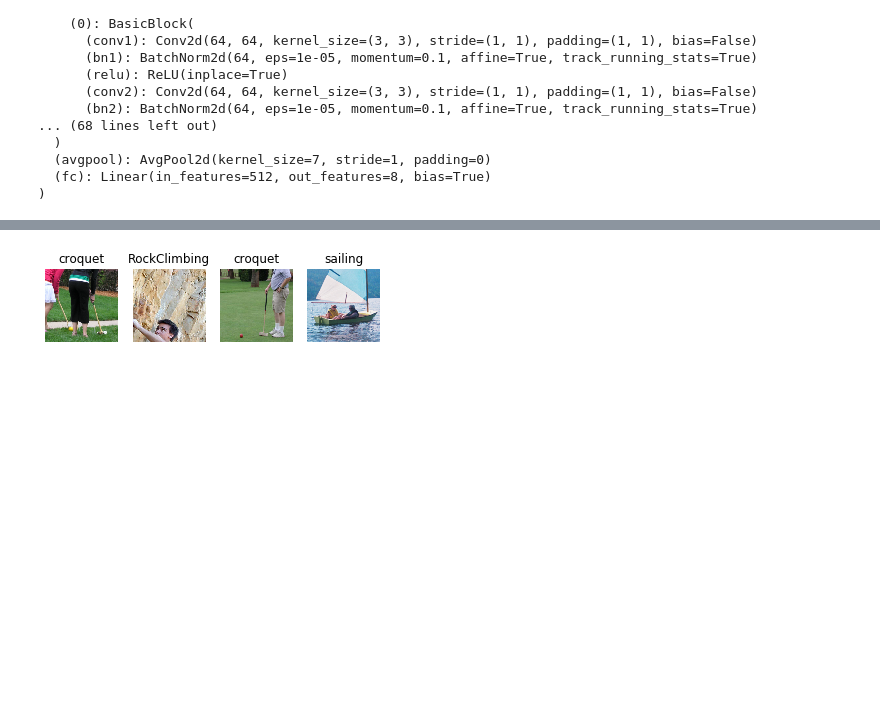
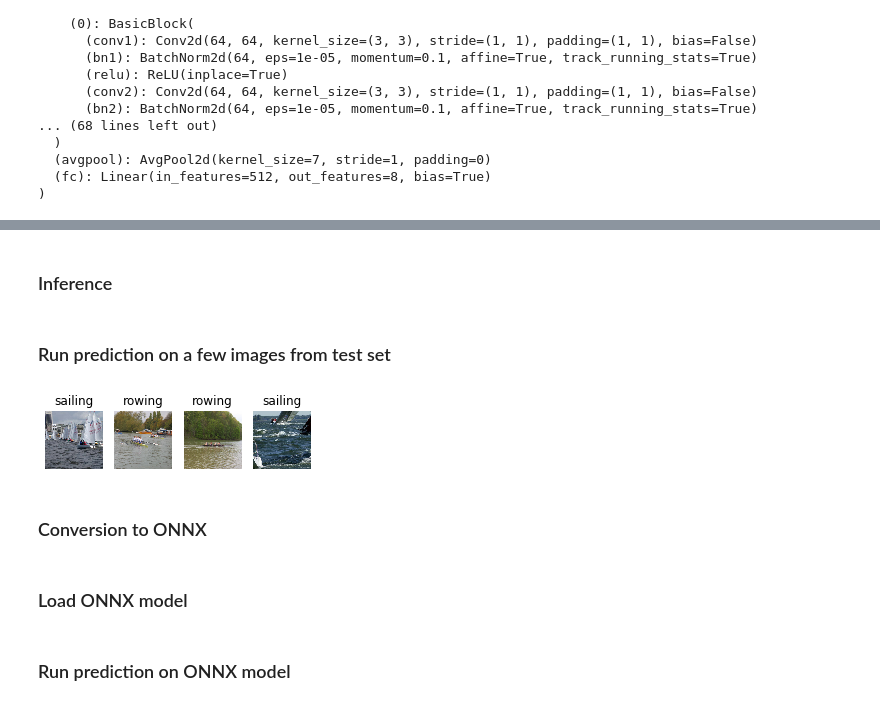
Before and after one commit to prabhat00155/onnx-odsc-tutorial, a Jupyter notebook: pytorch experiment.ipynb, the cells around one changed output, grey strips where cells are left out. Saved outputs shown, nothing was run; the diff lists cells and outputs as text; code cells hidden in the pictures; blank space fills up the shorter version.

Commit message:
Updated PyTorch experiment

```diff
--- a/pytorch experiment.ipynb
+++ b/pytorch experiment.ipynb
@@ -25,9 +74,8 @@ from torchvision import (
 # %%
-# training params
 model_name = 'resnet18'
-num_workers = 4
-num_epochs = 30
-batch_size = 16
+num_workers = 2
+num_epochs = 2
+batch_size = 32
 learning_rate = 0.01
 momentum = 0.9
 weight_decay = 1e-4
@@ -46,5 +103,5 @@ torch.manual_seed(seed)
 # %%
-image_folder = 'data/'
+image_folder = 'event_img/'
 data_transforms = transforms.Compose([
         transforms.RandomResizedCrop(224),
         transforms.RandomHorizontalFlip(),
@@ -57,7 +114,7 @@ train_len, val_len = int(len(data) * 0.75), int(len(data) * 0.2)
 test_len = len(data) - train_len - val_len
 train_set, val_set, test_set = torch.utils.data.random_split(data, [train_len, val_len, test_len])
 loader = {
-    'train': torch.utils.data.DataLoader(train_set, batch_size=batch_size, shuffle=True, num_workers=4),
-    'test': torch.utils.data.DataLoader(test_set, batch_size=batch_size, shuffle=True, num_workers=4),
-    'val': torch.utils.data.DataLoader(val_set, batch_size=batch_size, shuffle=True, num_workers=4)
+    'train': torch.utils.data.DataLoader(train_set, batch_size=batch_size, shuffle=True, num_workers=num_workers),
+    'test': torch.utils.data.DataLoader(test_set, batch_size=batch_size, shuffle=True, num_workers=num_workers),
+    'val': torch.utils.data.DataLoader(val_set, batch_size=batch_size, shuffle=True, num_workers=num_workers)
 }
@@ -80,7 +150,8 @@ for i, sample in enumerate(samples):
 # %%
-model = models.__dict__[model_name](pretrained=False) # Set false to train from scratch
+model = models.__dict__[model_name](pretrained=True) # Set false to train from scratch
 # Alter the final layer
 final_layer_input = model.fc.in_features
+# nn.Linear a linear transformation to the incoming data: y = x A^T + b
 model.fc = nn.Linear(final_layer_input, num_classes)
 criterion = nn.CrossEntropyLoss()
 optimizer = optim.SGD(model.parameters(),
@@ -254,3 +336,5 @@ TIME REMAINING: 0m 0s
+# %% [markdown]
+### Inference
 # %%
 def infer(model, inputs):
     """
@@ -266,22 +351,26 @@ def infer(model, inputs):
     score, predicted = torch.max(scores, 1)
 
     return predicted
+# %% [markdown]
+### Run prediction on a few images from test set
 # %%
-# Visualize some predictions
+# Visualise some predictions
 batch = next(iter(loader['test']))
 samples = batch[0][:4]
 y_preds = infer(model, samples)
 for i, sample in enumerate(samples):
-    plt.subplot(1, 4, i+1)
+    plt.subplot(1, 5, i+1)
     plt.title(f'{class_names[y_preds[i]]}')
     inp = sample.numpy().transpose((1, 2, 0))
     mean = np.array([0.47637546, 0.485785  , 0.4522678 ])
     std = np.array([0.24692202, 0.24377407, 0.2667196 ])
     inp = std * inp + mean
     inp = np.clip(inp, 0, 1)
     plt.imshow(inp)
     plt.axis('off')
 # %% [output]
-[figure, old version]
+[figure, new version]
+# %% [markdown]
+### Conversion to ONNX
 # %%
 dummy_input = torch.randn(4, 3, 224, 224)
@@ -289 +378,3 @@ torch.onnx.export(model, dummy_input, "sports_classification-scratch.onnx")
+# %% [markdown]
+### Load ONNX model
 # %%
@@ -293 +384,3 @@ ort_session = ort.InferenceSession('sports_classification-scratch.onnx')
+# %% [markdown]
+### Run prediction on ONNX model
 # %%
```
Also changed, not shown: parts of 20 cells of this notebook, 1 other file.
